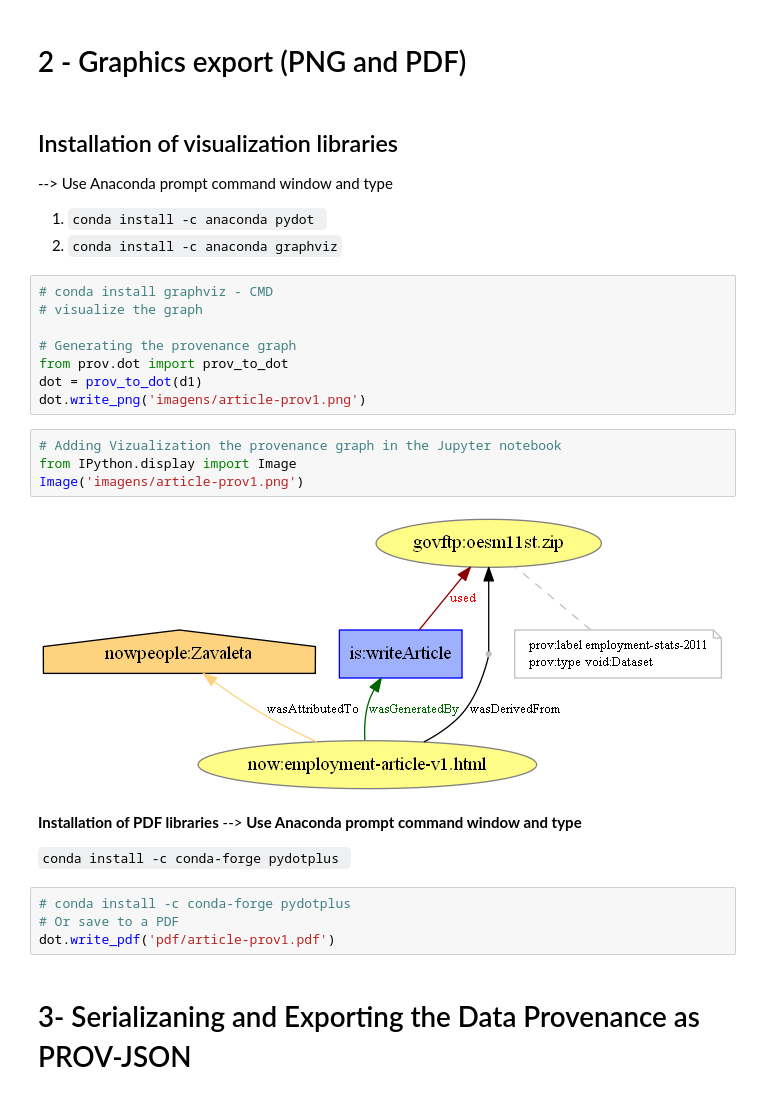
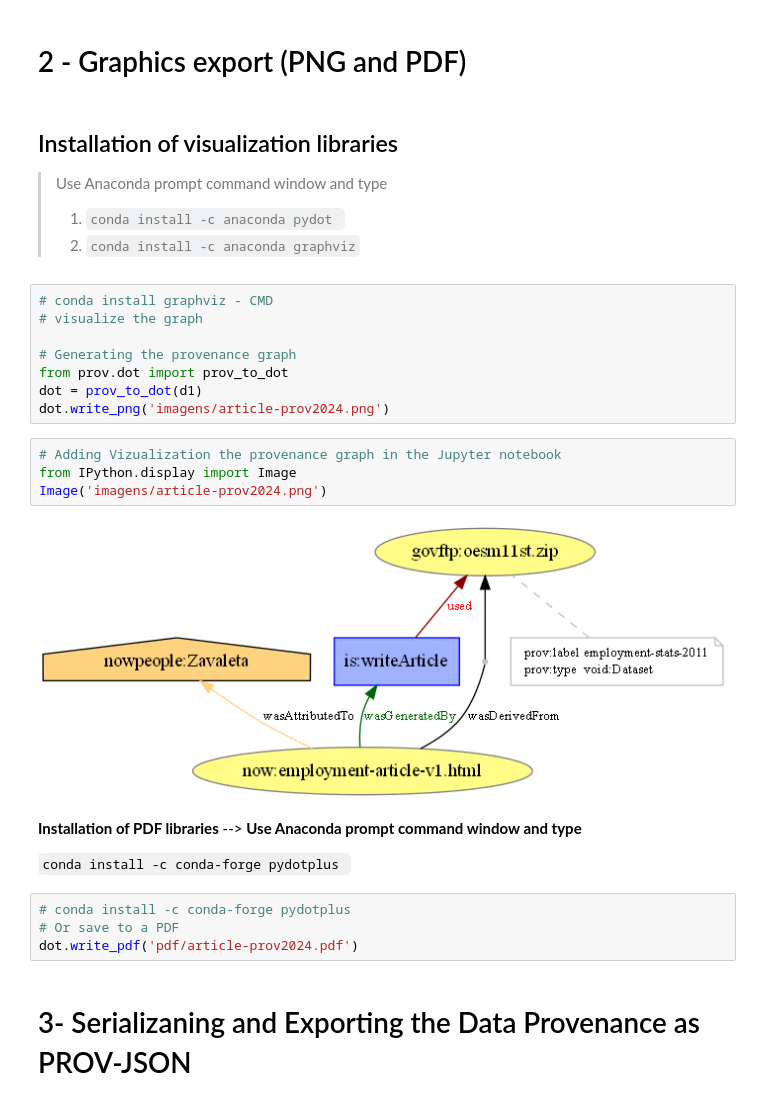
Before and after one commit to zavaleta/Fundamentos_DS, a Jupyter notebook: FCD_M1_4_Provenance.ipynb, the cells around one changed output. Cells and saved outputs as stored; diff of their text form.

````diff
--- a/FCD_M1_4_Provenance.ipynb
+++ b/FCD_M1_4_Provenance.ipynb
@@ -104,9 +104,9 @@ d1.wasGeneratedBy('now:employment-article-v1.html', 'is:writeArticle')
 # 2 - Graphics export (PNG and PDF)
 # %% [markdown]
 ## Installation of visualization libraries
---> Use Anaconda prompt command window and type
-1. ```conda install -c anaconda pydot ```
-2. ```conda install -c anaconda graphviz```
+> Use Anaconda prompt command window and type
+>1. ```conda install -c anaconda pydot ```
+>2. ```conda install -c anaconda graphviz```
 # %%
 # conda install graphviz - CMD
 # visualize the graph
@@ -114,13 +114,13 @@ d1.wasGeneratedBy('now:employment-article-v1.html', 'is:writeArticle')
 # Generating the provenance graph
 from prov.dot import prov_to_dot
 dot = prov_to_dot(d1)
-dot.write_png('imagens/article-prov1.png')
+dot.write_png('imagens/article-prov2024.png')
 # %%
 # Adding Vizualization the provenance graph in the Jupyter notebook
 from IPython.display import Image
-Image('imagens/article-prov1.png')
+Image('imagens/article-prov2024.png')
 # %% [output]
-[figure, old version]
+[figure, new version]
 # %% [markdown]
 **Installation of PDF libraries**
 --> **Use Anaconda prompt command window and type**
@@ -129,7 +129,7 @@ Image('imagens/article-prov1.png')
 # %%
 # conda install -c conda-forge pydotplus
 # Or save to a PDF
-dot.write_pdf('pdf/article-prov1.pdf')
+dot.write_pdf('pdf/article-prov2024.pdf')
 # %% [markdown]
 # 3- Serializaning and Exporting the Data Provenance as PROV-JSON
 # %%
````
Also changed, not shown: parts of 7 cells of this notebook, 8 other files.
